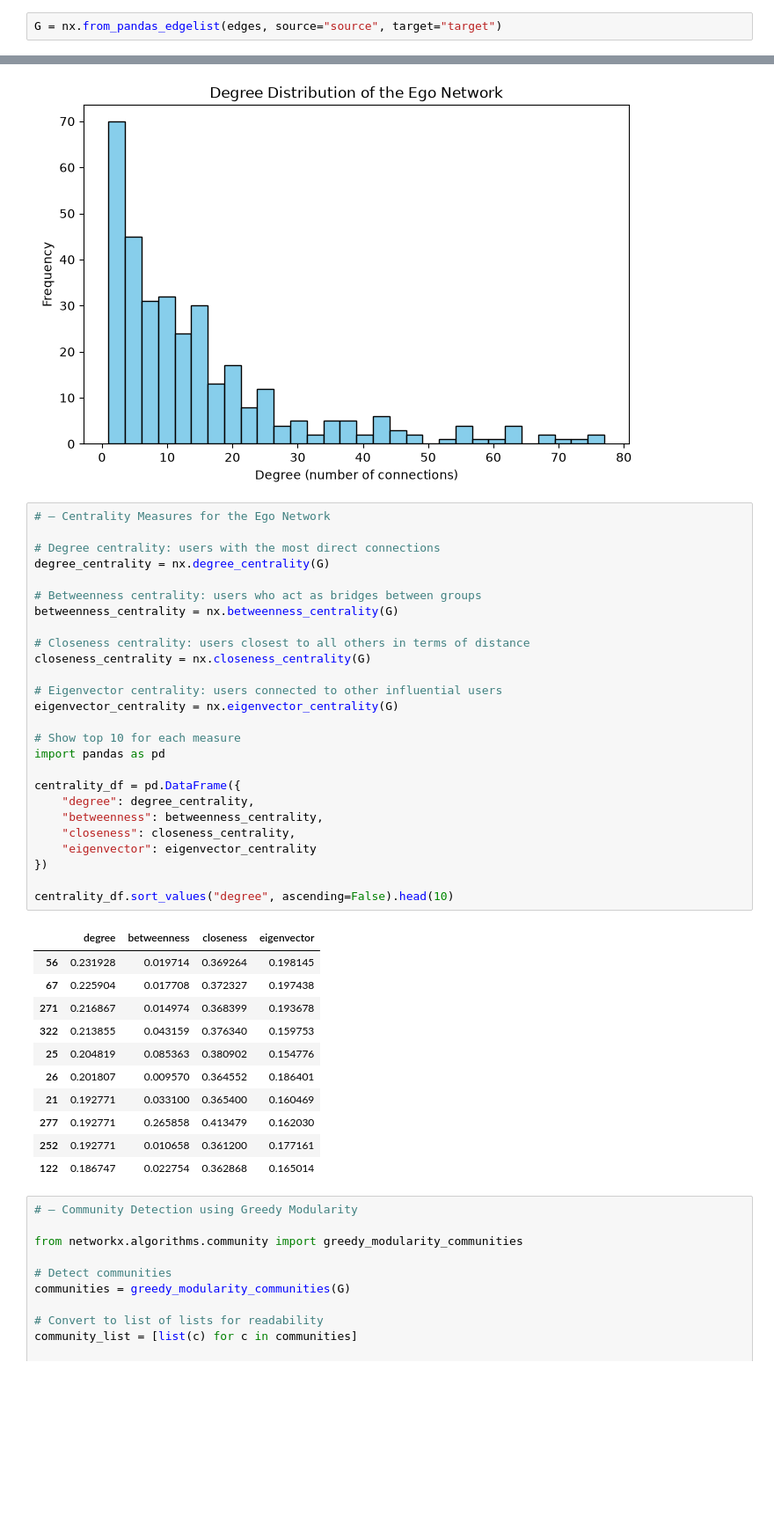
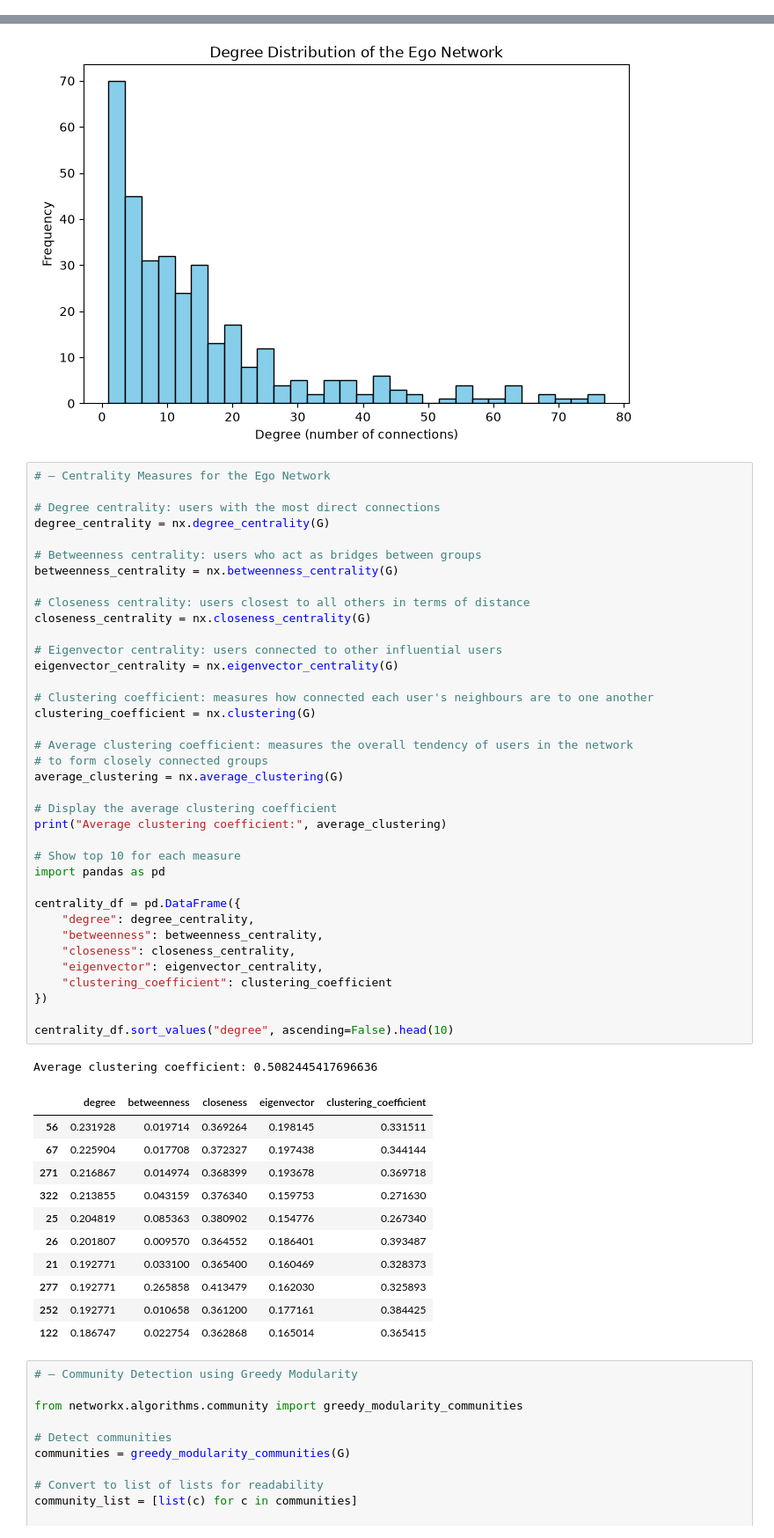
Before and after one commit to missmadam1881-oss/SNA-Tool, a Jupyter notebook: notebooks/01_data_exploration.ipynb, the cells around one changed output, grey strips where cells are left out. Shown at 88% size. Saved outputs shown, nothing was run; the diff lists cells and outputs as text; blank space fills up the shorter version.

```diff
--- a/notebooks/01_data_exploration.ipynb
+++ b/notebooks/01_data_exploration.ipynb
@@ -71,8 +134,6 @@ Name: count, dtype: int64
 import networkx as nx
 
 G = nx.from_pandas_edgelist(edges, source="source", target="target")
-# %%
-G = nx.from_pandas_edgelist(edges, source="source", target="target")
 # %%
 # — Calculate basic graph statistics
 # G.number_of_nodes() shows how many unique users are in the network.
@@ -149,41 +211,53 @@ plt.show()
 # %%
 # — Centrality Measures for the Ego Network
 
 # Degree centrality: users with the most direct connections
 degree_centrality = nx.degree_centrality(G)
 
 # Betweenness centrality: users who act as bridges between groups
 betweenness_centrality = nx.betweenness_centrality(G)
 
 # Closeness centrality: users closest to all others in terms of distance
 closeness_centrality = nx.closeness_centrality(G)
 
 # Eigenvector centrality: users connected to other influential users
 eigenvector_centrality = nx.eigenvector_centrality(G)
 
+# Clustering coefficient: measures how connected each user's neighbours are to one another
+clustering_coefficient = nx.clustering(G)
+
+# Average clustering coefficient: measures the overall tendency of users in the network
+# to form closely connected groups
+average_clustering = nx.average_clustering(G)
+
+# Display the average clustering coefficient
+print("Average clustering coefficient:", average_clustering)
+
 # Show top 10 for each measure
 import pandas as pd
 
 centrality_df = pd.DataFrame({
     "degree": degree_centrality,
     "betweenness": betweenness_centrality,
     "closeness": closeness_centrality,
-    "eigenvector": eigenvector_centrality
+    "eigenvector": eigenvector_centrality,
+    "clustering_coefficient": clustering_coefficient
 })
 
 centrality_df.sort_values("degree", ascending=False).head(10)
 # %% [output]
+Average clustering coefficient: 0.5082445417696636
-|  | degree | betweenness | closeness | eigenvector |
-| 56 | 0.231928 | 0.019714 | 0.369264 | 0.198145 |
-| 67 | 0.225904 | 0.017708 | 0.372327 | 0.197438 |
-| 271 | 0.216867 | 0.014974 | 0.368399 | 0.193678 |
-| 322 | 0.213855 | 0.043159 | 0.376340 | 0.159753 |
-| 25 | 0.204819 | 0.085363 | 0.380902 | 0.154776 |
-| 26 | 0.201807 | 0.009570 | 0.364552 | 0.186401 |
-| 21 | 0.192771 | 0.033100 | 0.365400 | 0.160469 |
-| 277 | 0.192771 | 0.265858 | 0.413479 | 0.162030 |
-| 252 | 0.192771 | 0.010658 | 0.361200 | 0.177161 |
-| 122 | 0.186747 | 0.022754 | 0.362868 | 0.165014 |
+|  | degree | betweenness | closeness | eigenvector | clustering_coefficient |
+| 56 | 0.231928 | 0.019714 | 0.369264 | 0.198145 | 0.331511 |
+| 67 | 0.225904 | 0.017708 | 0.372327 | 0.197438 | 0.344144 |
+| 271 | 0.216867 | 0.014974 | 0.368399 | 0.193678 | 0.369718 |
+| 322 | 0.213855 | 0.043159 | 0.376340 | 0.159753 | 0.271630 |
+| 25 | 0.204819 | 0.085363 | 0.380902 | 0.154776 | 0.267340 |
+| 26 | 0.201807 | 0.009570 | 0.364552 | 0.186401 | 0.393487 |
+| 21 | 0.192771 | 0.033100 | 0.365400 | 0.160469 | 0.328373 |
+| 277 | 0.192771 | 0.265858 | 0.413479 | 0.162030 | 0.325893 |
+| 252 | 0.192771 | 0.010658 | 0.361200 | 0.177161 | 0.384425 |
+| 122 | 0.186747 | 0.022754 | 0.362868 | 0.165014 | 0.365415 |
 # %%
 # — Community Detection using Greedy Modularity
 
```
Also changed, not shown: parts of 16 cells of this notebook.
